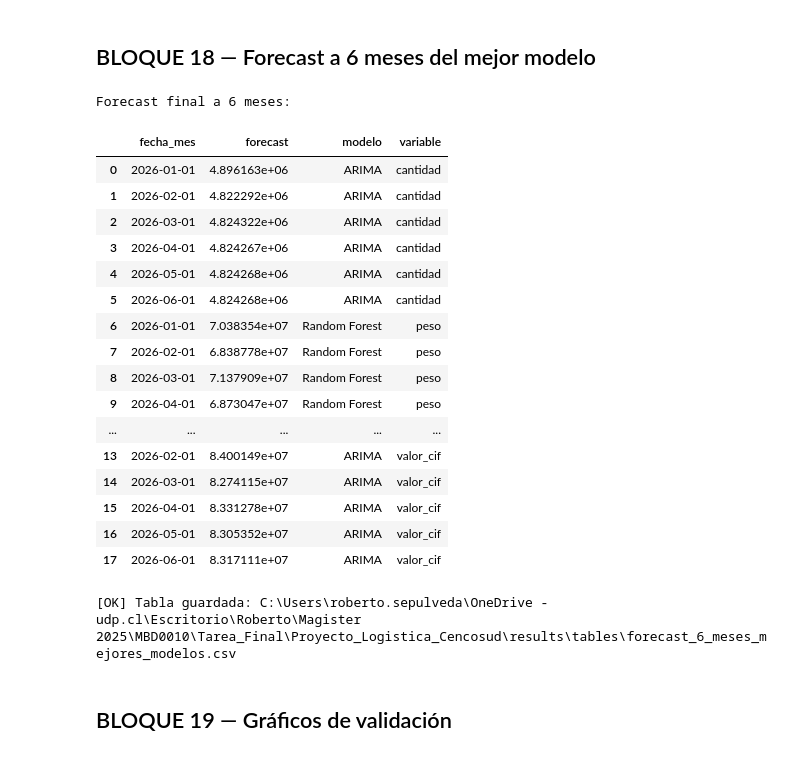
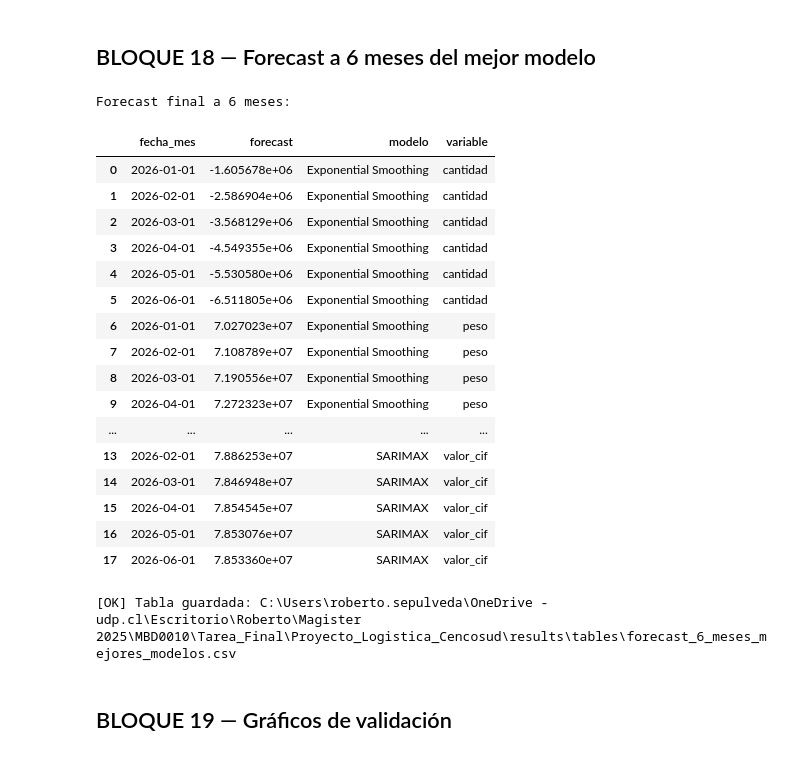
Before and after one commit to davello-droid/MBD00010, a Jupyter notebook: notebooks/proyecto_logistica_cencosud.ipynb, the cells around one changed output. Drawn from its saved outputs; the diff is of its cells as text; code cells hidden in the pictures.

```diff
--- a/notebooks/proyecto_logistica_cencosud.ipynb
+++ b/notebooks/proyecto_logistica_cencosud.ipynb
@@ -747,0 +1227,18 @@ else:
+# %%
+
+if "monthly_total" in globals():
+    print("Integrando variables externas BCCH...")
+    monthly_total_model = integrar_variables_externas_bcch(monthly_total, DATA_DIR)
+
+    print("Serie mensual consolidada con variables externas:")
+    display(monthly_total_model.head(12))
+
+    guardar_tabla(monthly_total_model, "dataset_mensual_total_con_bcch.csv")
+
+    EXOG_COLS = [
+        c for c in ["bcch_dolar_observado", "bcch_ipc_mensual", "bcch_precio_cobre"]
+        if c in monthly_total_model.columns
+    ]
+    print("Variables externas disponibles:", EXOG_COLS)
+else:
+    print("[WARNING] No existe monthly_total; no se integraron variables externas.")
@@ -830,13 +1422,19 @@ else:
 # %% [markdown]
 ## BLOQUE 14 — Modelado: preparación de datos
 # %%
+
 resultados_metricas = []
 resultados_predicciones = {}
 resultados_forecast = {}
 
-if "monthly_total" in globals():
+BASE_MODELADO = monthly_total_model.copy() if "monthly_total_model" in globals() else monthly_total.copy() if "monthly_total" in globals() else None
+EXOG_COLS = EXOG_COLS if "EXOG_COLS" in globals() else []
+
+if BASE_MODELADO is not None:
     print("Iniciando modelado...")
+    print("Base de modelado:", "monthly_total_model" if "monthly_total_model" in globals() else "monthly_total")
+    print("Variables externas usadas:", EXOG_COLS)
 else:
-    print("[ERROR] No existe monthly_total; no se puede modelar.")
+    print("[ERROR] No existe una base mensual para modelar.")
 # %% [output]
 Iniciando modelado...
@@ -1049,49 +1689,51 @@ if "mejores_modelos" in globals():
         variable = row["variable"]
         modelo = row["modelo"]
 
         key_map = {
             "ARIMA": f"{variable}_ARIMA",
+            "Exponential Smoothing": f"{variable}_ExpSmoothing",
+            "SARIMAX": f"{variable}_SARIMAX",
             "Regresión Lineal": f"{variable}_RegresionLineal",
             "Random Forest": f"{variable}_RandomForest",
             "XGBoost": f"{variable}_XGBoost",
             "LightGBM": f"{variable}_LightGBM"
         }
 
         clave = key_map.get(modelo)
 
         if clave in resultados_forecast:
             temp = resultados_forecast[clave].copy()
             forecast_final.append(temp)
 
     if len(forecast_final) > 0:
         forecast_final_df = pd.concat(forecast_final, ignore_index=True)
         print("Forecast final a 6 meses:")
         display(forecast_final_df)
 
         guardar_tabla(forecast_final_df, "forecast_6_meses_mejores_modelos.csv")
     else:
         print("[WARNING] No se generó forecast final.")
 else:
     print("[WARNING] No existe mejores_modelos.")
 # %% [output]
 Forecast final a 6 meses:
 |  | fecha_mes | forecast | modelo | variable |
-| 0 | 2026-01-01 | 4.896163e+06 | ARIMA | cantidad |
-| 1 | 2026-02-01 | 4.822292e+06 | ARIMA | cantidad |
-| 2 | 2026-03-01 | 4.824322e+06 | ARIMA | cantidad |
-| 3 | 2026-04-01 | 4.824267e+06 | ARIMA | cantidad |
-| 4 | 2026-05-01 | 4.824268e+06 | ARIMA | cantidad |
-| 5 | 2026-06-01 | 4.824268e+06 | ARIMA | cantidad |
-| 6 | 2026-01-01 | 7.038354e+07 | Random Forest | peso |
-| 7 | 2026-02-01 | 6.838778e+07 | Random Forest | peso |
-| 8 | 2026-03-01 | 7.137909e+07 | Random Forest | peso |
-| 9 | 2026-04-01 | 6.873047e+07 | Random Forest | peso |
+| 0 | 2026-01-01 | -1.605678e+06 | Exponential Smoothing | cantidad |
+| 1 | 2026-02-01 | -2.586904e+06 | Exponential Smoothing | cantidad |
+| 2 | 2026-03-01 | -3.568129e+06 | Exponential Smoothing | cantidad |
+| 3 | 2026-04-01 | -4.549355e+06 | Exponential Smoothing | cantidad |
+| 4 | 2026-05-01 | -5.530580e+06 | Exponential Smoothing | cantidad |
+| 5 | 2026-06-01 | -6.511805e+06 | Exponential Smoothing | cantidad |
+| 6 | 2026-01-01 | 7.027023e+07 | Exponential Smoothing | peso |
+| 7 | 2026-02-01 | 7.108789e+07 | Exponential Smoothing | peso |
+| 8 | 2026-03-01 | 7.190556e+07 | Exponential Smoothing | peso |
+| 9 | 2026-04-01 | 7.272323e+07 | Exponential Smoothing | peso |
 | ... | ... | ... | ... | ... |
-| 13 | 2026-02-01 | 8.400149e+07 | ARIMA | valor_cif |
-| 14 | 2026-03-01 | 8.274115e+07 | ARIMA | valor_cif |
-| 15 | 2026-04-01 | 8.331278e+07 | ARIMA | valor_cif |
-| 16 | 2026-05-01 | 8.305352e+07 | ARIMA | valor_cif |
-| 17 | 2026-06-01 | 8.317111e+07 | ARIMA | valor_cif |
+| 13 | 2026-02-01 | 7.886253e+07 | SARIMAX | valor_cif |
+| 14 | 2026-03-01 | 7.846948e+07 | SARIMAX | valor_cif |
+| 15 | 2026-04-01 | 7.854545e+07 | SARIMAX | valor_cif |
+| 16 | 2026-05-01 | 7.853076e+07 | SARIMAX | valor_cif |
+| 17 | 2026-06-01 | 7.853360e+07 | SARIMAX | valor_cif |
 [OK] Tabla guardada: C:\Users\roberto.sepulveda\OneDrive - udp.cl\Escritorio\Roberto\Magister 2025\MBD0010\Tarea_Final\Proyecto_Logistica_Cencosud\results\tables\forecast_6_meses_mejores_modelos.csv
 # %% [markdown]
 ## BLOQUE 19 — Gráficos de validación
```
Also changed, not shown: parts of 53 cells of this notebook.
